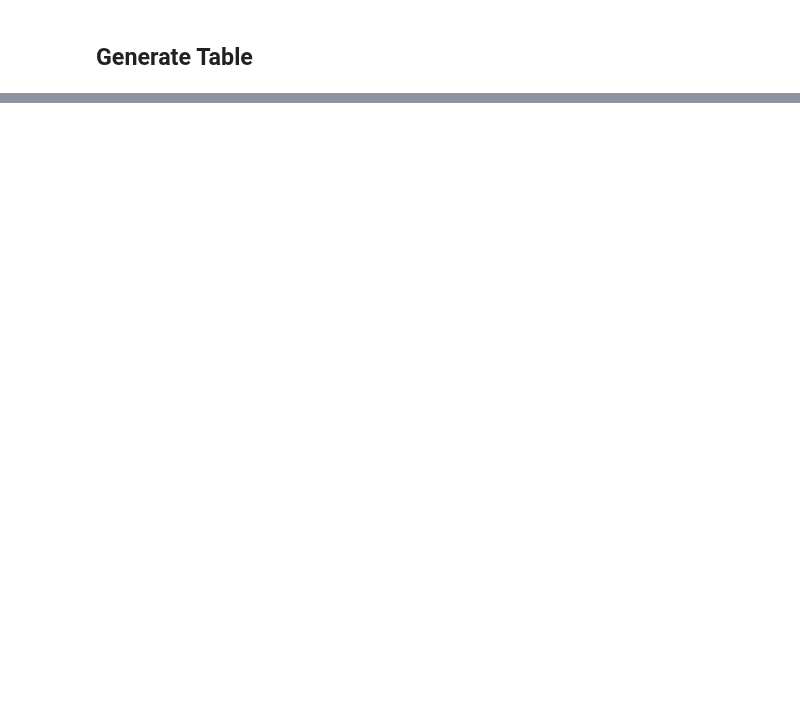
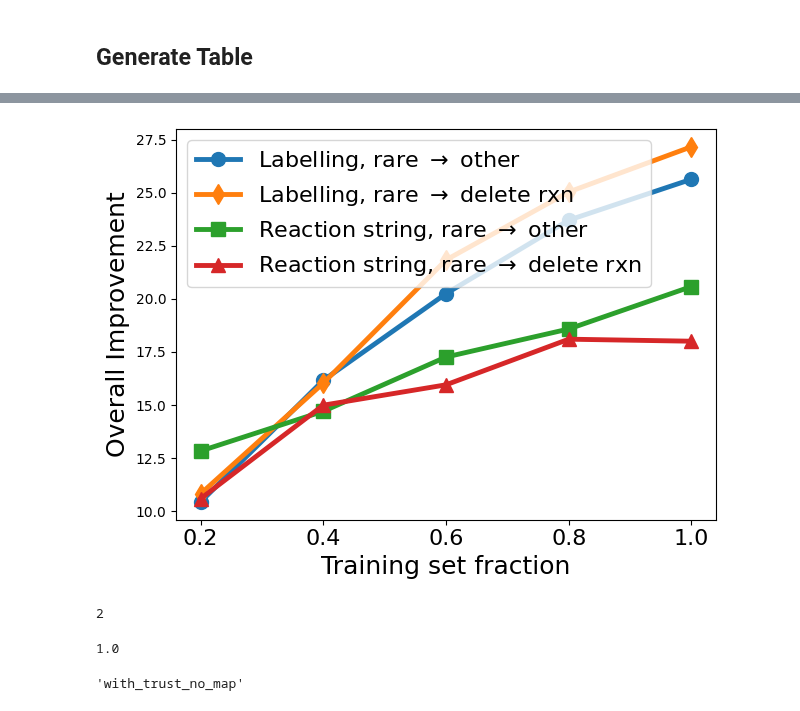
Before and after one commit to sustainable-processes/ORDerly, a Jupyter notebook: notebooks/plot_model_performance_wandb.ipynb, the cells around one changed output, grey strips where cells are left out. Saved outputs shown, nothing was run; the diff lists cells and outputs as text; code cells hidden in the pictures; blank space fills up the shorter version.

```diff
--- a/notebooks/plot_model_performance_wandb.ipynb
+++ b/notebooks/plot_model_performance_wandb.ipynb
@@ -18,7 +109,8 @@ wandb_project="orderly"
 ## Generate Table
 # %%
 DATASETS = ["with_trust_with_map","with_trust_no_map", "no_trust_no_map", "no_trust_with_map"]
-lines = ["Solvents", "Agents", "Everything"]
+lines = ["Solvents", "Agents", "Solvents \& Agents"]
+top_n = 3
 for dataset in DATASETS:
     filters = {
         "state": "finished",
@@ -36,21 +128,21 @@ for dataset in DATASETS:
 
     # Get model solvent, agent and overall accuracy
     test_best = run.summary["test_best"]
-    solvent_accuracy = test_best["solvent_accuracy"]
-    agent_accuracy = test_best["three_agents_accuracy"]
-    overall_accuracy = test_best["overall_accuracy"]
+    solvent_accuracy = test_best[f"solvent_accuracy_top{top_n}"]
+    agent_accuracy = test_best[f"three_agents_accuracy_top{top_n}"]
+    overall_accuracy = test_best[f"overall_accuracy_top{top_n}"]
 
     # Get frequency informed solvent, agent and overall accuracy
-    fi_solvent_accuracy = run.summary["frequency_informed_solvent_accuracy"]
-    fi_agent_accuracy = run.summary["frequency_informed_agent_accuracy"]
-    fi_overall_accuracy = run.summary["frequency_informed_overall_accuracy"]
+    fi_solvent_accuracy = run.summary[f"frequency_informed_solvent_accuracy_top_{top_n}"]
+    fi_agent_accuracy = run.summary[f"frequency_informed_agent_accuracy_top_{top_n}"]
+    fi_overall_accuracy = run.summary[f"frequency_informed_overall_accuracy_top_{top_n}"]
 
     # Improvement
-    solvent_improvement = (solvent_accuracy-fi_solvent_accuracy)/fi_solvent_accuracy
+    solvent_improvement = (solvent_accuracy-fi_solvent_accuracy)/(1-fi_solvent_accuracy)
     solvent_improvement_color = "lessgreen" if solvent_improvement>0 else "red"
-    agent_improvement = (agent_accuracy-fi_agent_accuracy)/fi_agent_accuracy
+    agent_improvement = (agent_accuracy-fi_agent_accuracy)/(1-fi_agent_accuracy)
     agent_improvement_color = "lessgreen" if agent_improvement>0 else "red"
-    overall_improvement = (overall_accuracy-fi_overall_accuracy)/fi_overall_accuracy
+    overall_improvement = (overall_accuracy-fi_overall_accuracy)/(1-fi_overall_accuracy)
     overall_improvement_color = "lessgreen" if overall_improvement>0 else "red"
 
     # Create table lines
@@ -71,48 +165,69 @@ LABELS = {
 TRAIN_FRACS =  [0.2, 0.4, 0.6, 0.8, 1.0]
 fig, ax = plt.subplots(1)
 markers = ["o", "d", "s", "^"]
+top_n = 3
 for i, dataset in enumerate(DATASETS):
     overall_accuracies = []
     for train_fraction in TRAIN_FRACS:
         filters = {
             "state": "finished",
             "config.output_folder_path": f"models/{dataset}",
-            "config.random_seed": 12345,
+            # "config.random_seed": {"$in": [12345, 54321, 98765]},
+            "config.random_seed": 54321,
             "config.train_fraction": train_fraction,
             "config.train_mode": 0, # Teacher forcing
         }
         runs = api.runs(
             f"{wandb_entity}/{wandb_project}",
             filters=filters
         )
         assert len(runs) == 1
         run = runs[0]
 
         # Get overall accuracy
-        acc = run.summary["test_best"]["overall_accuracy"]
-        overall_accuracies.append(acc)
+        acc_local = []
+        for run in runs:
+            overall_accuracy = run.summary[f"test_best"][f"overall_accuracy_top{top_n}"]
+            fi_overall_accuracy = run.summary[f"frequency_informed_overall_accuracy_top_{top_n}"]
+            overall_improvement = (overall_accuracy-fi_overall_accuracy)/(1-fi_overall_accuracy)
+            acc_local.append(overall_improvement)
+        overall_accuracies.append(np.mean(overall_improvement)*100)
 
     # Add line to plot
     label = LABELS[dataset]
     ax.plot(
         TRAIN_FRACS,
         overall_accuracies,
         label=label,
         linewidth=3.5,
         marker=markers[i],
         markersize=10,
     )
 
 # Formatting
 axis_fontsize = 16
 heading_fontsize = 18
 ax.legend(loc="upper left", fontsize=axis_fontsize)
 ax.set_xlabel("Training set fraction", fontsize=heading_fontsize)
-ax.set_ylabel("Overall Accuracy",  fontsize=heading_fontsize)
+ax.set_ylabel("Overall Improvement",  fontsize=heading_fontsize)
 ax.set_xticks(TRAIN_FRACS)
 ax.set_xticklabels(TRAIN_FRACS, fontsize=axis_fontsize)
-ylabels = np.arange(0.1, 0.35, 0.05)
-ax.set_yticks(ylabels)
-ax.set_yticklabels([f"{ylabel:0.2f}" for ylabel in ylabels], fontsize=axis_fontsize)
+# ylabels = np.arange(0.1, 0.35, 0.05)
+# ax.set_yticks(ylabels)
+# ax.set_yticklabels([f"{ylabel:0.2f}" for ylabel in ylabels], fontsize=axis_fontsize)
 fig.tight_layout()
 fig.savefig("scaling_behavior.png", dpi=300)
+# %% [output]
+[figure, added]
+# %%
+len(runs)
+# %% [output]
+2
+# %%
+train_fraction
+# %% [output]
+1.0
+# %%
+dataset
+# %% [output]
+'with_trust_no_map'
```
Also changed, not shown: parts of 4 cells of this notebook, 2 other files.
